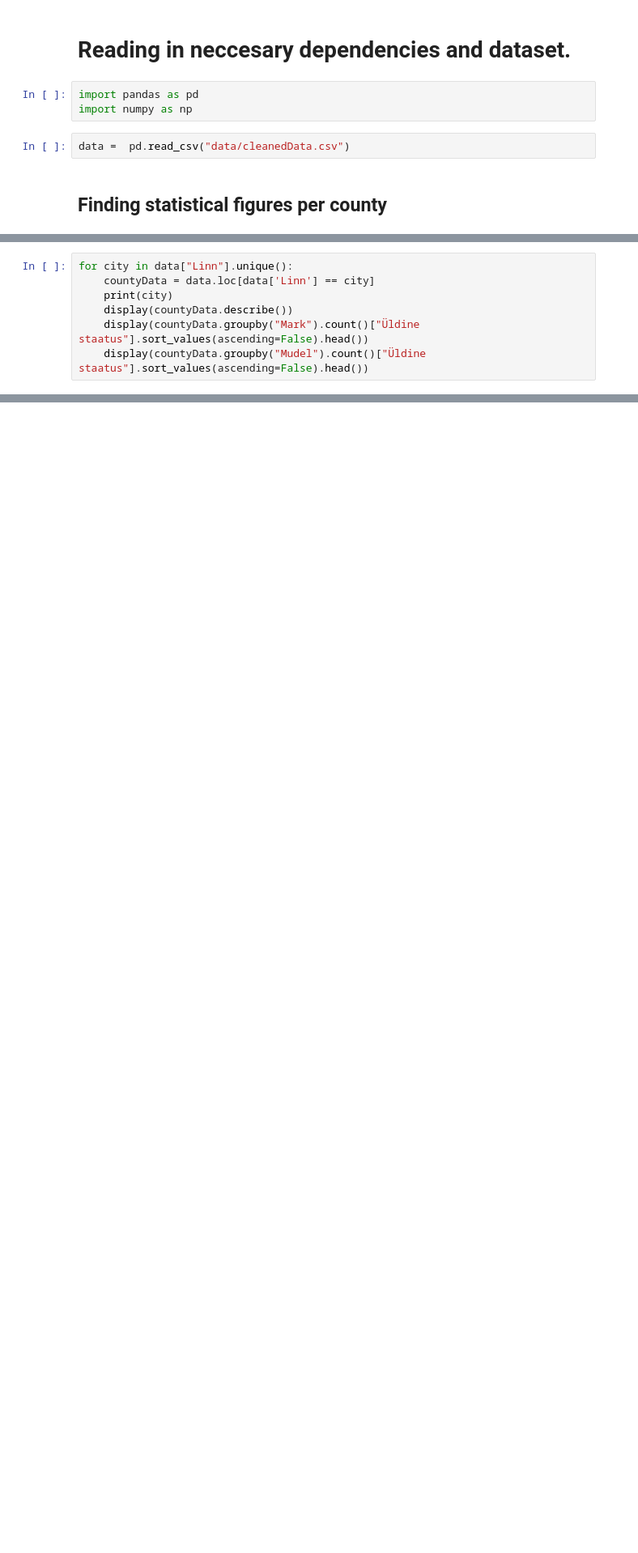
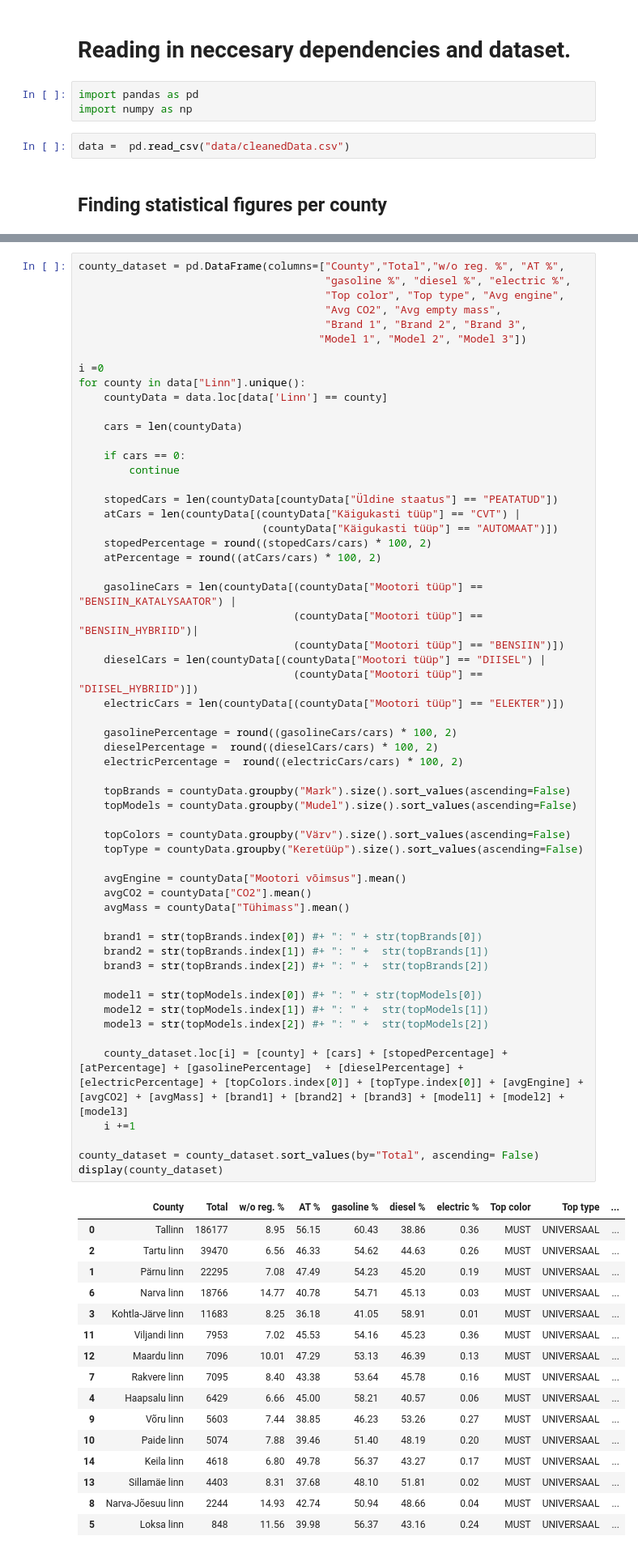
Before and after one commit to Rapur101/IDS2020Project, a Jupyter notebook: Data mining.ipynb, the cells around one changed output, grey strips where cells are left out. Shown at 81% size. Drawn from its saved outputs; the diff is of its cells as text; blank space fills up the shorter version.

```diff
--- a/Data mining.ipynb
+++ b/Data mining.ipynb
@@ -63,7 +83,0 @@ display(county_dataset)
-# %%
-for city in data["Linn"].unique():
-    countyData = data.loc[data['Linn'] == city]
-    print(city)
-    display(countyData.describe())
-    display(countyData.groupby("Mark").count()["Üldine staatus"].sort_values(ascending=False).head())
-    display(countyData.groupby("Mudel").count()["Üldine staatus"].sort_values(ascending=False).head())
@@ -131,0 +84,74 @@ Series([], Name: Üldine staatus, dtype: int64)
+# %%
+county_dataset = pd.DataFrame(columns=["County","Total","w/o reg. %", "AT %",
+                                       "gasoline %", "diesel %", "electric %",
+                                       "Top color", "Top type", "Avg engine",
+                                       "Avg CO2", "Avg empty mass",
+                                       "Brand 1", "Brand 2", "Brand 3",
+                                      "Model 1", "Model 2", "Model 3"])
+
+i =0
+for county in data["Linn"].unique():
+    countyData = data.loc[data['Linn'] == county]
+
+    cars = len(countyData)
+
+    if cars == 0:
+        continue
+
+    stopedCars = len(countyData[countyData["Üldine staatus"] == "PEATATUD"])
+    atCars = len(countyData[(countyData["Käigukasti tüüp"] == "CVT") |
+                             (countyData["Käigukasti tüüp"] == "AUTOMAAT")])
+    stopedPercentage = round((stopedCars/cars) * 100, 2)
+    atPercentage = round((atCars/cars) * 100, 2)
+
+    gasolineCars = len(countyData[(countyData["Mootori tüüp"] == "BENSIIN_KATALYSAATOR") |
+                                  (countyData["Mootori tüüp"] == "BENSIIN_HYBRIID")|
+                                  (countyData["Mootori tüüp"] == "BENSIIN")])
+    dieselCars = len(countyData[(countyData["Mootori tüüp"] == "DIISEL") |
+                                  (countyData["Mootori tüüp"] == "DIISEL_HYBRIID")])
+    electricCars = len(countyData[(countyData["Mootori tüüp"] == "ELEKTER")])
+
+    gasolinePercentage = round((gasolineCars/cars) * 100, 2)
+    dieselPercentage =  round((dieselCars/cars) * 100, 2)
+    electricPercentage =  round((electricCars/cars) * 100, 2)
+
+    topBrands = countyData.groupby("Mark").size().sort_values(ascending=False)
+    topModels = countyData.groupby("Mudel").size().sort_values(ascending=False)
+
+    topColors = countyData.groupby("Värv").size().sort_values(ascending=False)
+    topType = countyData.groupby("Keretüüp").size().sort_values(ascending=False)
+
+    avgEngine = countyData["Mootori võimsus"].mean()
+    avgCO2 = countyData["CO2"].mean()
+    avgMass = countyData["Tühimass"].mean()
+
+    brand1 = str(topBrands.index[0]) #+ ": " + str(topBrands[0])
+    brand2 = str(topBrands.index[1]) #+ ": " +  str(topBrands[1])
+    brand3 = str(topBrands.index[2]) #+ ": " +  str(topBrands[2])
+
+    model1 = str(topModels.index[0]) #+ ": " + str(topModels[0])
+    model2 = str(topModels.index[1]) #+ ": " +  str(topModels[1])
+    model3 = str(topModels.index[2]) #+ ": " +  str(topModels[2])
+
+    county_dataset.loc[i] = [county] + [cars] + [stopedPercentage] + [atPercentage] + [gasolinePercentage]  + [dieselPercentage] + [electricPercentage] + [topColors.index[0]] + [topType.index[0]] + [avgEngine] + [avgCO2] + [avgMass] + [brand1] + [brand2] + [brand3] + [model1] + [model2] + [model3]
+    i +=1
+
+county_dataset = county_dataset.sort_values(by="Total", ascending= False)
+display(county_dataset)
+# %% [output]
+|  | County | Total | w/o reg. % | AT % | gasoline % | diesel % | electric % | Top color | Top type | ... |
+| 0 | Tallinn | 186177 | 8.95 | 56.15 | 60.43 | 38.86 | 0.36 | MUST | UNIVERSAAL | ... |
+| 2 | Tartu linn | 39470 | 6.56 | 46.33 | 54.62 | 44.63 | 0.26 | MUST | UNIVERSAAL | ... |
+| 1 | Pärnu linn | 22295 | 7.08 | 47.49 | 54.23 | 45.20 | 0.19 | MUST | UNIVERSAAL | ... |
+| 6 | Narva linn | 18766 | 14.77 | 40.78 | 54.71 | 45.13 | 0.03 | MUST | UNIVERSAAL | ... |
+| 3 | Kohtla-Järve linn | 11683 | 8.25 | 36.18 | 41.05 | 58.91 | 0.01 | MUST | UNIVERSAAL | ... |
+| 11 | Viljandi linn | 7953 | 7.02 | 45.53 | 54.16 | 45.23 | 0.36 | MUST | UNIVERSAAL | ... |
+| 12 | Maardu linn | 7096 | 10.01 | 47.29 | 53.13 | 46.39 | 0.13 | MUST | UNIVERSAAL | ... |
+| 7 | Rakvere linn | 7095 | 8.40 | 43.38 | 53.64 | 45.78 | 0.16 | MUST | UNIVERSAAL | ... |
+| 4 | Haapsalu linn | 6429 | 6.66 | 45.00 | 58.21 | 40.57 | 0.06 | MUST | UNIVERSAAL | ... |
+| 9 | Võru linn | 5603 | 7.44 | 38.85 | 46.23 | 53.26 | 0.27 | MUST | UNIVERSAAL | ... |
+| 10 | Paide linn | 5074 | 7.88 | 39.46 | 51.40 | 48.19 | 0.20 | MUST | UNIVERSAAL | ... |
+| 14 | Keila linn | 4618 | 6.80 | 49.78 | 56.37 | 43.27 | 0.17 | MUST | UNIVERSAAL | ... |
+| 13 | Sillamäe linn | 4403 | 8.31 | 37.68 | 48.10 | 51.81 | 0.02 | MUST | UNIVERSAAL | ... |
+| 8 | Narva-Jõesuu linn | 2244 | 14.93 | 42.74 | 50.94 | 48.66 | 0.04 | MUST | UNIVERSAAL | ... |
+| 5 | Loksa linn | 848 | 11.56 | 39.98 | 56.37 | 43.16 | 0.24 | MUST | UNIVERSAAL | ... |
```
Also changed, not shown: parts of 2 cells of this notebook.
